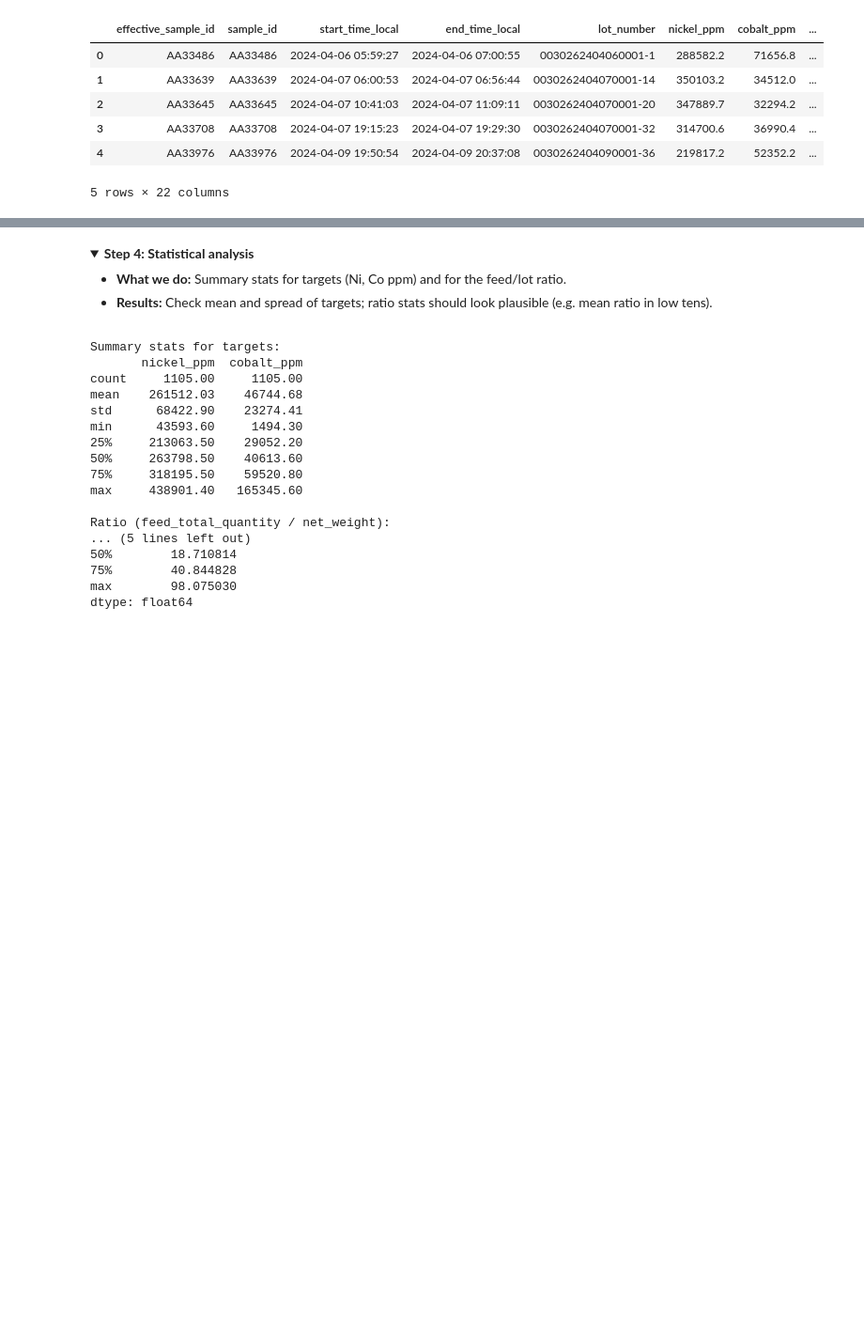
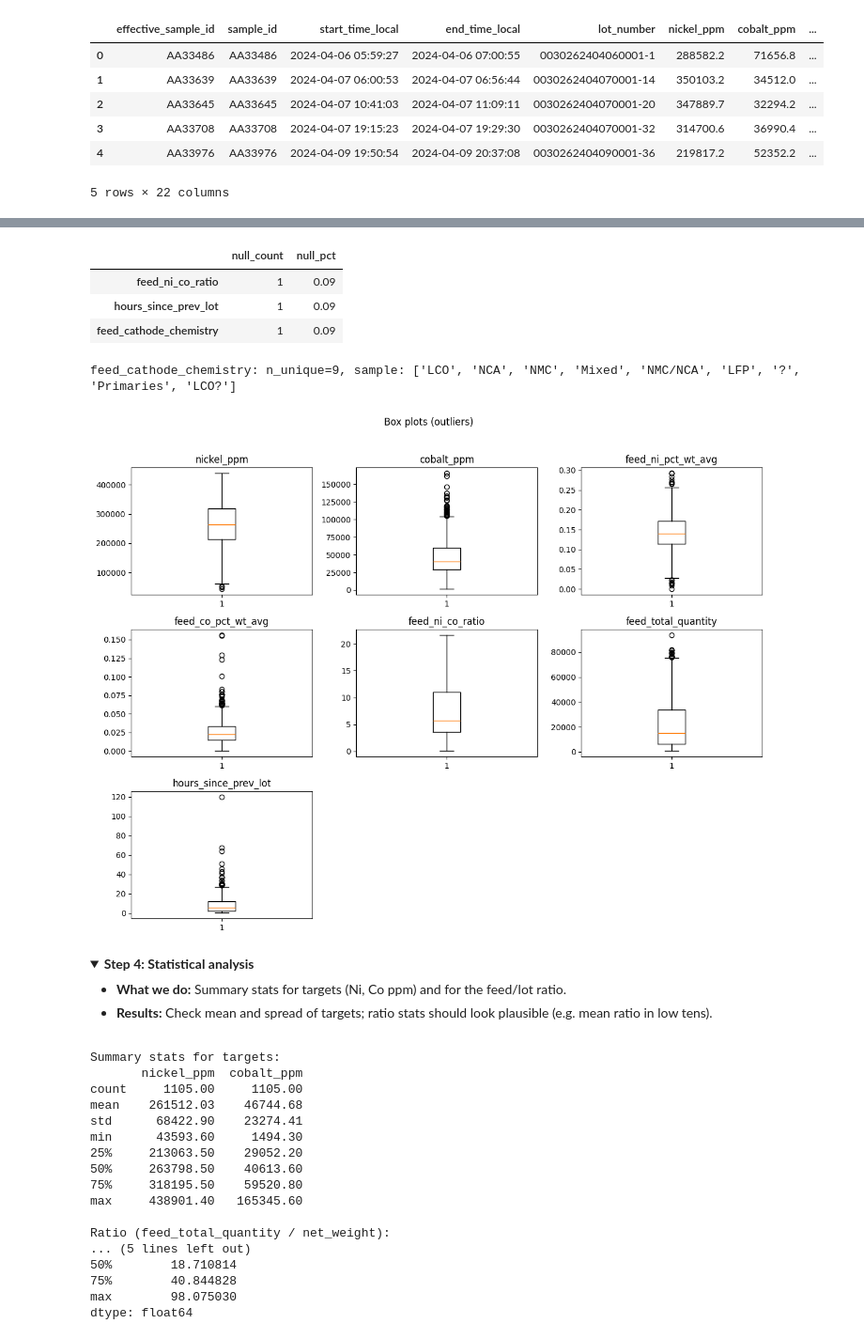
Before and after one commit to chandratejakommineni/supertool_regression, a Jupyter notebook: notebooks/cmc_ni_co_full_pipeline.ipynb, the cells around one changed output, grey strips where cells are left out. Shown at 94% size. Drawn from its saved outputs; the diff is of its cells as text; code cells hidden in the pictures; folded sections open; blank space fills up the shorter version.

```diff
--- a/notebooks/cmc_ni_co_full_pipeline.ipynb
+++ b/notebooks/cmc_ni_co_full_pipeline.ipynb
@@ -313,3 +324,54 @@ Describe (numeric):
+# %%
+# Null values
+null_counts = df.isnull().sum()
+null_pct = (df.isnull().sum() / len(df) * 100).round(2)
+null_df = pd.DataFrame({'null_count': null_counts, 'null_pct': null_pct})
+null_df = null_df[null_df['null_count'] > 0].sort_values('null_count', ascending=False)
+if len(null_df) > 0:
+    display(null_df)
+else:
+    print('No null values.')
+# %% [output]
+|  | null_count | null_pct |
+| feed_ni_co_ratio | 1 | 0.09 |
+| hours_since_prev_lot | 1 | 0.09 |
+| feed_cathode_chemistry | 1 | 0.09 |
+# %%
+# Unique values (object and category columns)
+obj_cat = [c for c in df.columns if df[c].dtype == object or (hasattr(df[c].dtype, 'name') and df[c].dtype.name == 'category')]
+if obj_cat:
+    for c in obj_cat:
+        n = df[c].nunique()
+        vals = df[c].dropna().unique()[:].tolist()
+        print(f"{c}: n_unique={n}, sample: {vals}")
+else:
+    print('No object/category columns.')
+# %% [output]
+feed_cathode_chemistry: n_unique=9, sample: ['LCO', 'NCA', 'NMC', 'Mixed', 'NMC/NCA', 'LFP', '?', 'Primaries', 'LCO?']
+# %%
+# Box plots (outliers): targets + key features
+num_cols = [c for c in df.columns if pd.api.types.is_numeric_dtype(df[c])]
+plot_cols = [c for c in (TARGETS + ['feed_ni_pct_wt_avg', 'feed_co_pct_wt_avg', 'feed_ni_co_ratio', 'feed_total_quantity', 'hours_since_prev_lot']) if c in num_cols]
+if not plot_cols:
+    plot_cols = num_cols[:10]
+n_plot = len(plot_cols)
+n_cols = 3
+n_rows = (n_plot + n_cols - 1) // n_cols
+fig, axes = plt.subplots(n_rows, n_cols, figsize=(4 * n_cols, 3 * n_rows))
+axes = np.atleast_2d(axes)
+for i, col in enumerate(plot_cols):
+    r, c = i // n_cols, i % n_cols
+    axes[r, c].boxplot(df[col].dropna(), vert=True)
+    axes[r, c].set_title(col)
+    axes[r, c].set_ylabel('')
+for i in range(len(plot_cols), axes.size):
+    r, c = i // n_cols, i % n_cols
+    axes[r, c].set_visible(False)
+plt.suptitle('Box plots (outliers)', y=1.02)
+plt.tight_layout()
+plt.show()
+# %% [output]
+[figure, added]
 # %% [markdown]
 <details>
 <summary><strong>Step 4: Statistical analysis</strong></summary>
```
Also changed, not shown: parts of 17 cells of this notebook, 3 other files.
